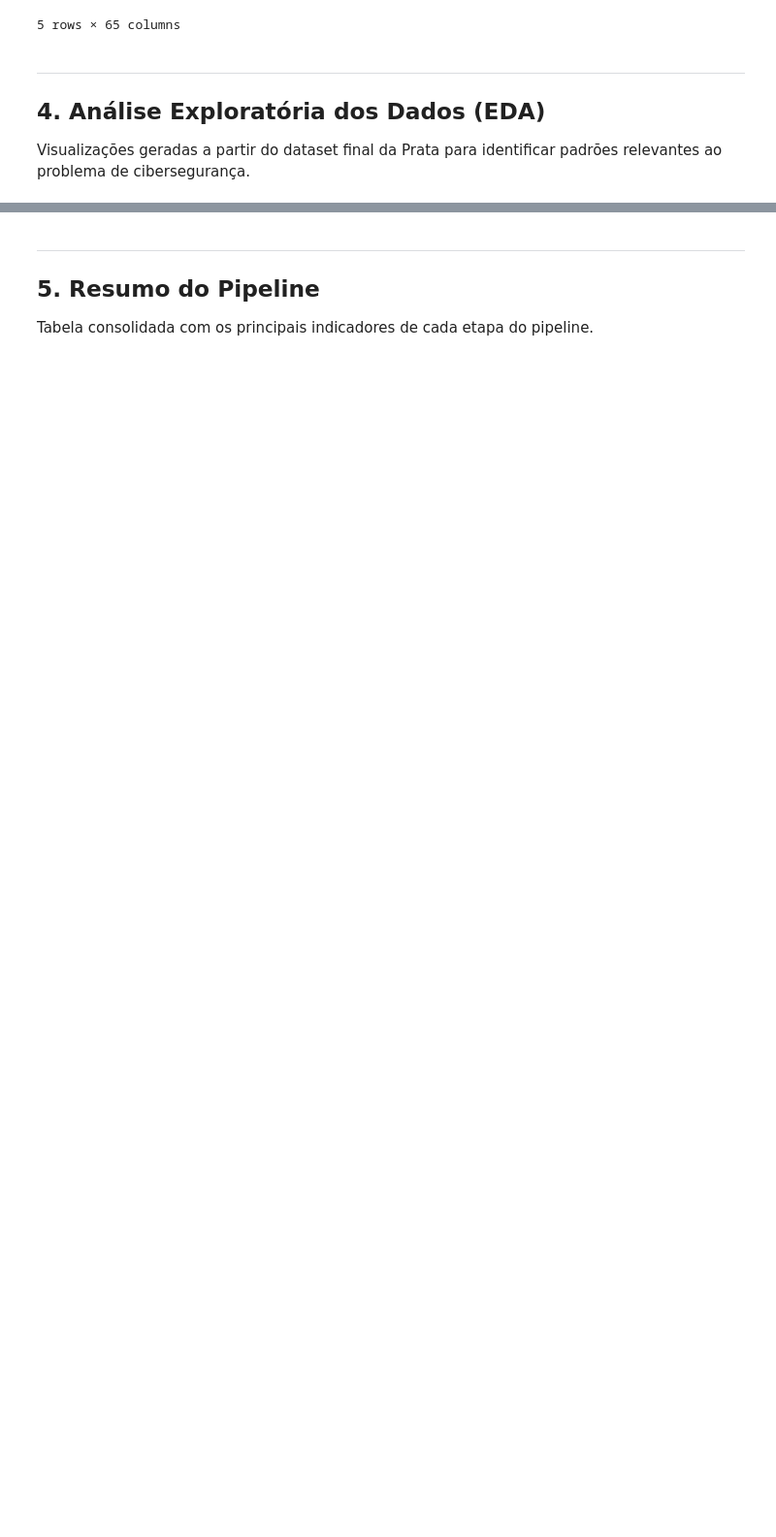
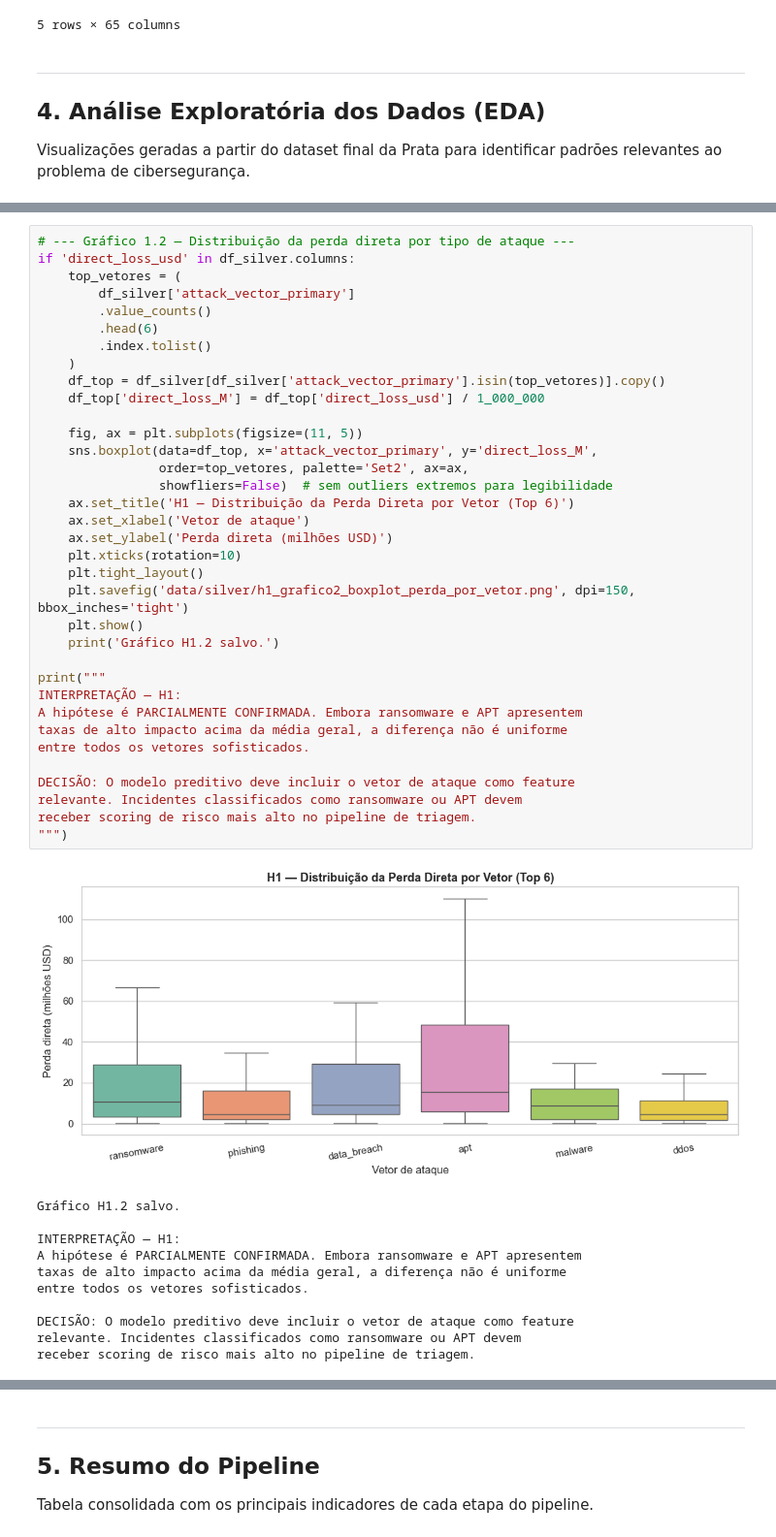
Before and after one commit to ThiagoRosa21/atv-de-ciencia-de-dados, a Jupyter notebook: trabalho de ciencia de dados/notebooks/pipeline.ipynb, the cells around one changed output, grey strips where cells are left out. Shown at 97% size. Cells and saved outputs as stored; diff of their text form; blank space fills up the shorter version.

```diff
--- a/trabalho de ciencia de dados/notebooks/pipeline.ipynb
+++ b/trabalho de ciencia de dados/notebooks/pipeline.ipynb
@@ -440,0 +418,47 @@ Gráfico 4 salvo.
+# %%
+# --- Gráfico 1.2 — Distribuição da perda direta por tipo de ataque ---
+if 'direct_loss_usd' in df_silver.columns:
+    top_vetores = (
+        df_silver['attack_vector_primary']
+        .value_counts()
+        .head(6)
+        .index.tolist()
+    )
+    df_top = df_silver[df_silver['attack_vector_primary'].isin(top_vetores)].copy()
+    df_top['direct_loss_M'] = df_top['direct_loss_usd'] / 1_000_000
+
+    fig, ax = plt.subplots(figsize=(11, 5))
+    sns.boxplot(data=df_top, x='attack_vector_primary', y='direct_loss_M',
+                order=top_vetores, palette='Set2', ax=ax,
+                showfliers=False)  # sem outliers extremos para legibilidade
+    ax.set_title('H1 — Distribuição da Perda Direta por Vetor (Top 6)')
+    ax.set_xlabel('Vetor de ataque')
+    ax.set_ylabel('Perda direta (milhões USD)')
+    plt.xticks(rotation=10)
+    plt.tight_layout()
+    plt.savefig('data/silver/h1_grafico2_boxplot_perda_por_vetor.png', dpi=150, bbox_inches='tight')
+    plt.show()
+    print('Gráfico H1.2 salvo.')
+
+print("""
+INTERPRETAÇÃO — H1:
+A hipótese é PARCIALMENTE CONFIRMADA. Embora ransomware e APT apresentem
+taxas de alto impacto acima da média geral, a diferença não é uniforme
+entre todos os vetores sofisticados.
+
+DECISÃO: O modelo preditivo deve incluir o vetor de ataque como feature
+relevante. Incidentes classificados como ransomware ou APT devem
+receber scoring de risco mais alto no pipeline de triagem.
+""")
+# %% [output]
+[figure, added]
+Gráfico H1.2 salvo.
+
+INTERPRETAÇÃO — H1:
+A hipótese é PARCIALMENTE CONFIRMADA. Embora ransomware e APT apresentem
+taxas de alto impacto acima da média geral, a diferença não é uniforme
+entre todos os vetores sofisticados.
+
+DECISÃO: O modelo preditivo deve incluir o vetor de ataque como feature
+relevante. Incidentes classificados como ransomware ou APT devem
+receber scoring de risco mais alto no pipeline de triagem.
```
Also changed, not shown: parts of 32 cells of this notebook, 18 other files.
